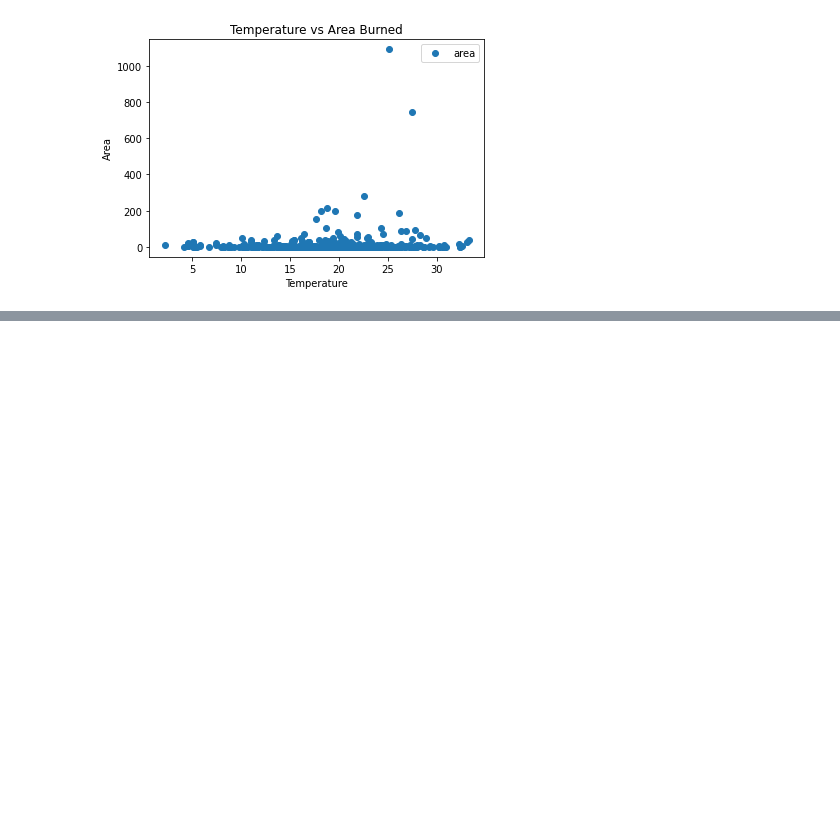
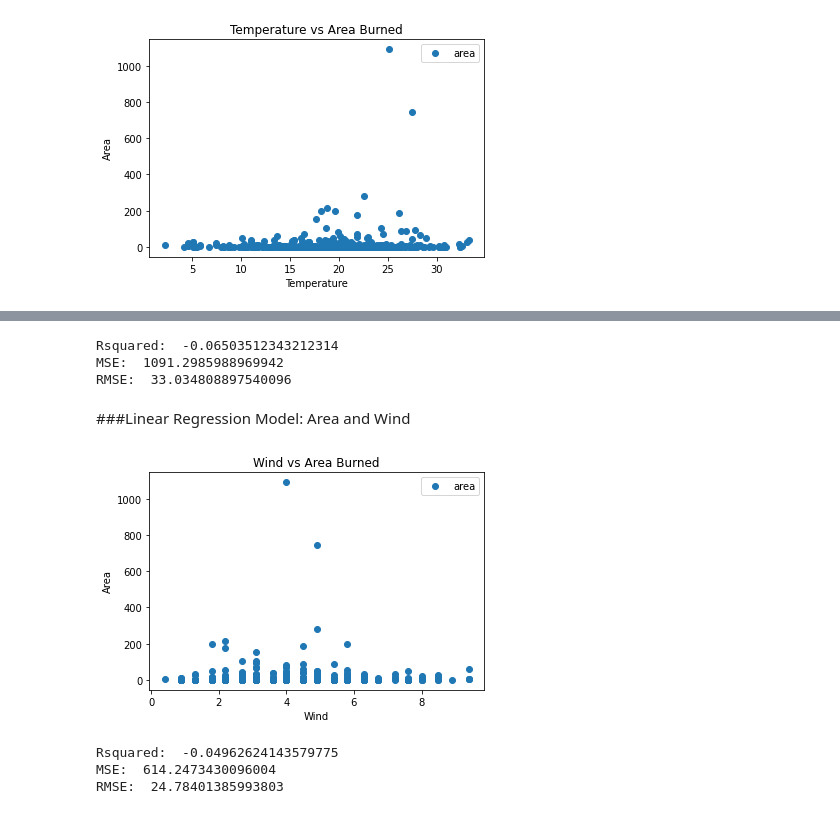
Before and after one commit to jimgrasell/AML, a Jupyter notebook: Project01/Project_01_Grasell.ipynb, the cells around one changed output, grey strips where cells are left out. Cells and saved outputs as stored; diff of their text form; code cells hidden in the pictures; blank space fills up the shorter version.

```diff
--- a/Project01/Project_01_Grasell.ipynb
+++ b/Project01/Project_01_Grasell.ipynb
@@ -55,0 +78,58 @@ Root MSE:  24.205406827481767
+# %%
+# Select dependent (y) and independent (X) data for analysis
+X = df.iloc[:, 9].values
+y = df.iloc[:, 12].values
+
+# Split the data into a training set (80%) and a test set (20%)
+X_train, X_test, y_train, y_test = train_test_split(X, y, test_size=0.2)
+
+# Set up and fit the linear regression model
+lin_reg = LinearRegression()
+lin_reg.fit(X_train.reshape(-1,1), y_train)
+
+# Generate predicted y values for the test data set
+y_pred = lin_reg.predict(X_test.reshape(-1,1))
+
+# Calculate and print Rsquared, MSE and RMSE
+print('Rsquared: ', r2_score(y_test, y_pred))
+print('MSE: ', mean_squared_error(y_test, y_pred))
+print('RMSE: ', np.sqrt(mean_squared_error(y_test, y_pred)))
+# %% [output]
+Rsquared:  -0.06503512343212314
+MSE:  1091.2985988969942
+RMSE:  33.034808897540096
+# %% [markdown]
+###Linear Regression Model: Area and Wind
+# %%
+# Visualize relationship between independent (X) and dependent (y) variables prior to running the linear regression
+
+df.plot(x='wind', y='area', style='o')
+plt.title('Wind vs Area Burned')
+plt.xlabel('Wind')
+plt.ylabel('Area')
+plt.show()
+# %% [output]
+[figure, added]
+# %%
+# Select dependent (y) and independent (X) data for analysis
+X = df.iloc[:, 10].values
+y = df.iloc[:, 12].values
+
+# Split the data into a training set (80%) and a test set (20%)
+X_train, X_test, y_train, y_test = train_test_split(X, y, test_size=0.2)
+
+# Set up and fit the linear regression model
+lin_reg = LinearRegression()
+lin_reg.fit(X_train.reshape(-1,1), y_train)
+
+# Generate predicted y values for the test data set
+y_pred = lin_reg.predict(X_test.reshape(-1,1))
+
+# Calculate and print Rsquared, MSE and RMSE
+print('Rsquared: ', r2_score(y_test, y_pred))
+print('MSE: ', mean_squared_error(y_test, y_pred))
+print('RMSE: ', np.sqrt(mean_squared_error(y_test, y_pred)))
+# %% [output]
+Rsquared:  -0.04962624143579775
+MSE:  614.2473430096004
+RMSE:  24.78401385993803
```
Also changed, not shown: parts of 10 cells of this notebook.
